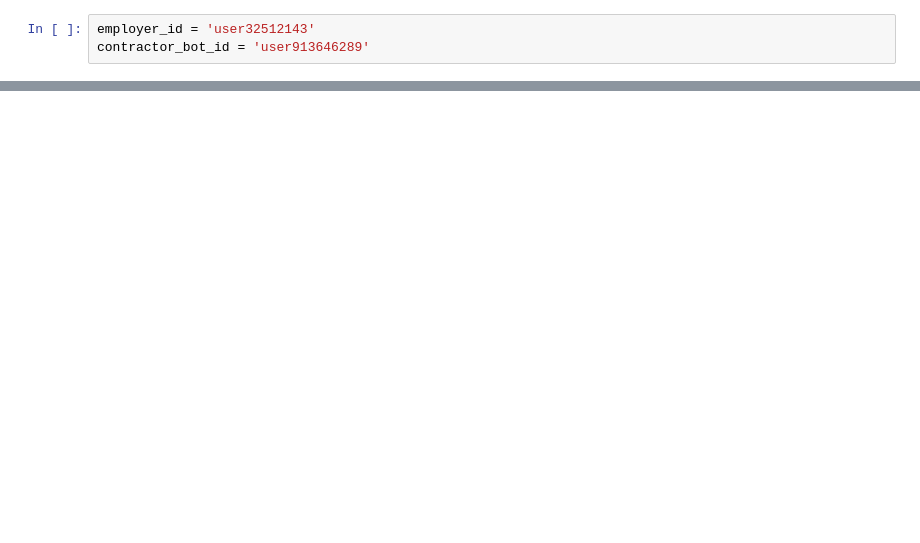
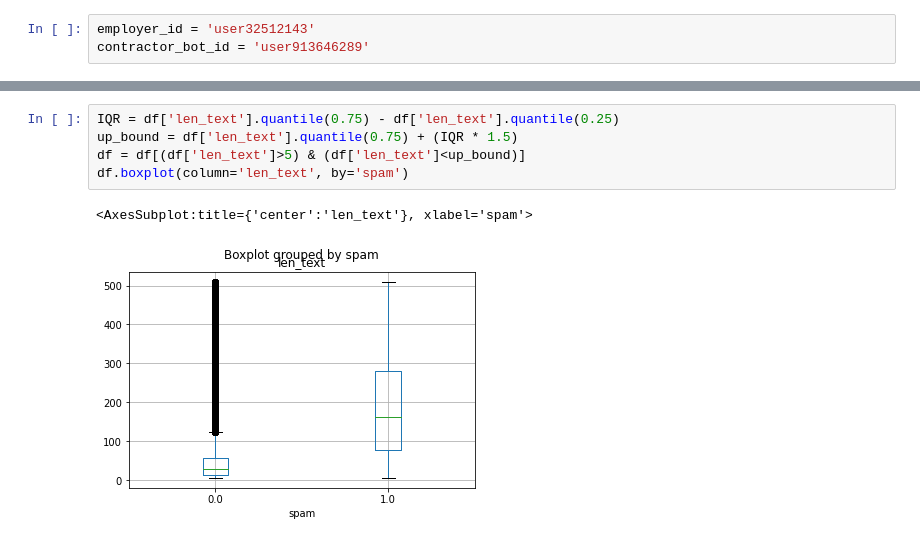
Before and after one commit to FomenkoKS/ml-spam-classifier, a Jupyter notebook: research.ipynb, the cells around one changed output, grey strips where cells are left out. Drawn from its saved outputs; the diff is of its cells as text; blank space fills up the shorter version.

```diff
--- a/research.ipynb
+++ b/research.ipynb
@@ -701,0 +211,8 @@ Saving model to ./model_save/
+# %%
+IQR = df['len_text'].quantile(0.75) - df['len_text'].quantile(0.25)
+up_bound = df['len_text'].quantile(0.75) + (IQR * 1.5)
+df = df[(df['len_text']>5) & (df['len_text']<up_bound)]
+df.boxplot(column='len_text', by='spam')
+# %% [output]
+<AxesSubplot:title={'center':'len_text'}, xlabel='spam'>
+[figure, added]
```
Also changed, not shown: parts of 105 cells of this notebook, 4 other files.
